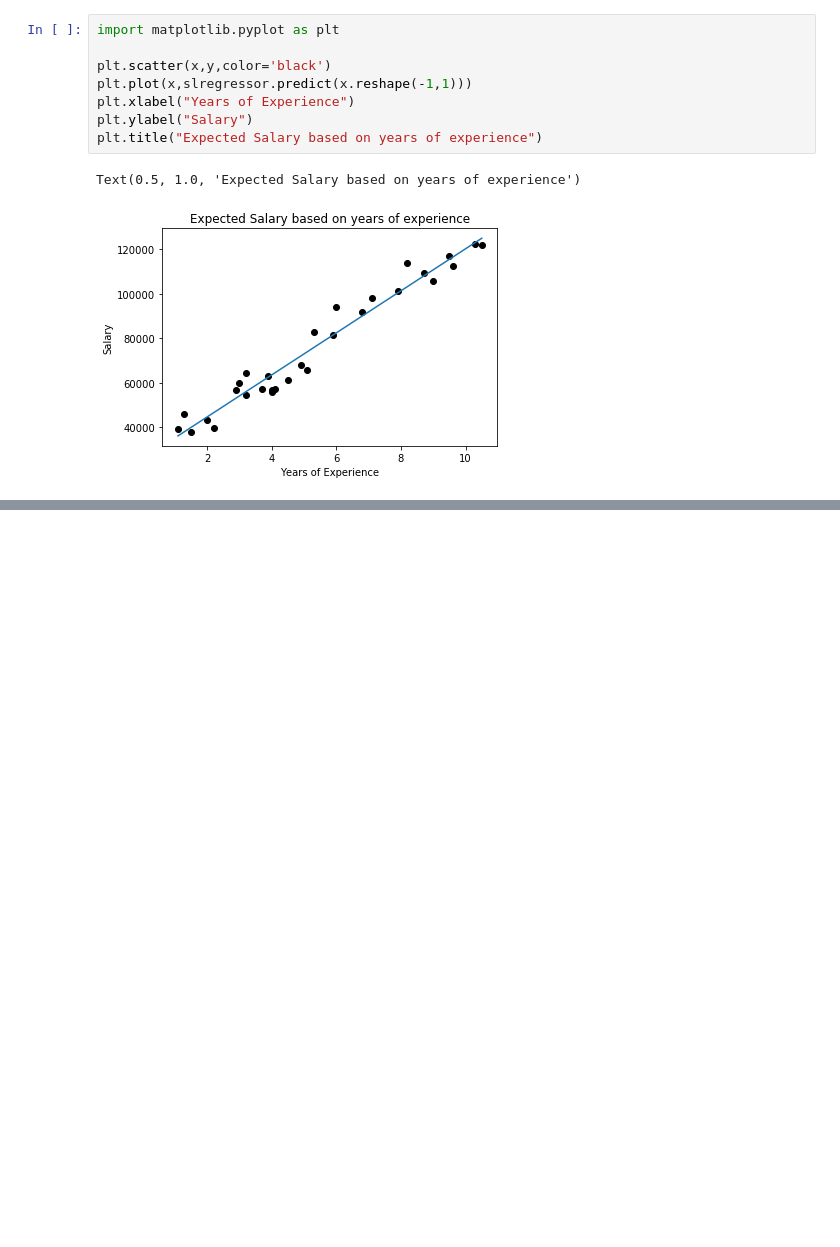
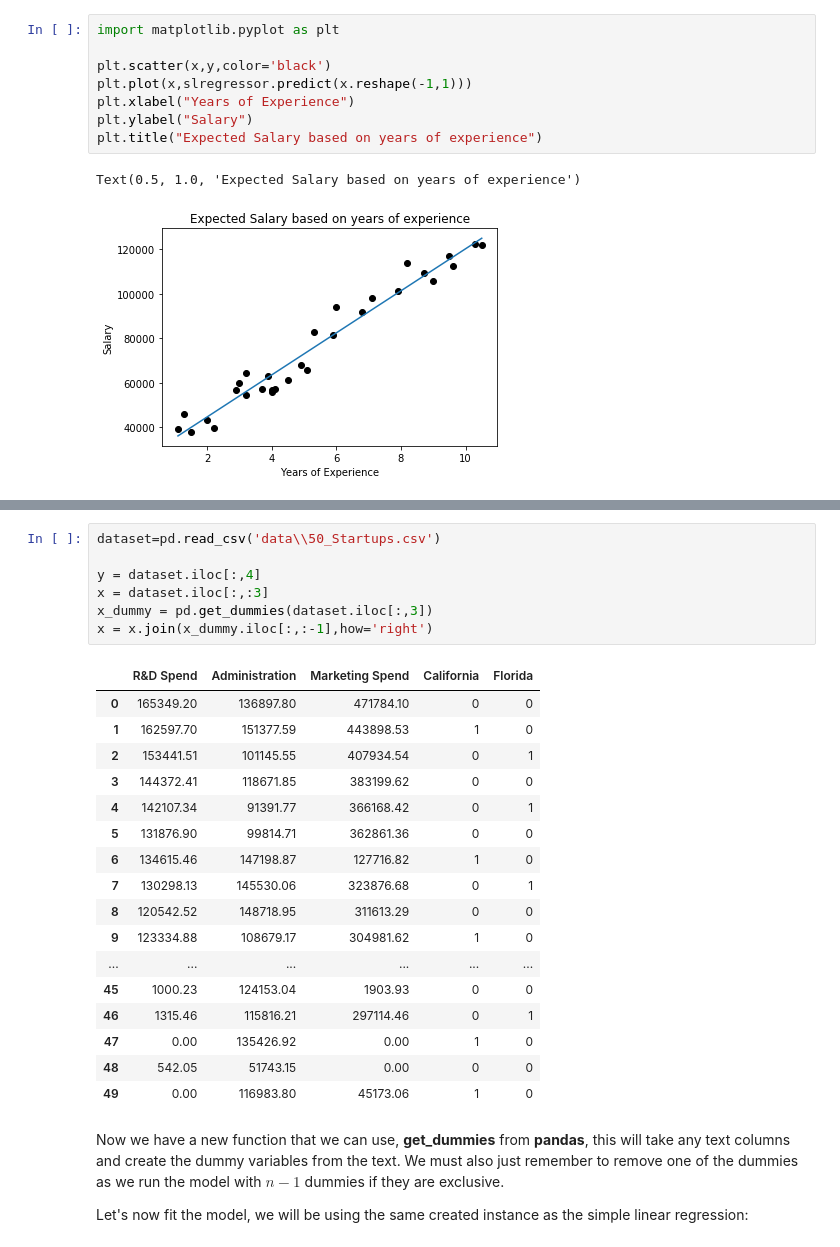
Before and after one commit to Poissonza/Python-Tutorial-Notes, a Jupyter notebook: 2 SKLearn Machine Learning.ipynb, the cells around one changed output, grey strips where cells are left out. Cells and saved outputs as stored; diff of their text form; blank space fills up the shorter version.

Commit message:
First draft of the Multiple Linear Regression section

```diff
--- a/2 SKLearn Machine Learning.ipynb
+++ b/2 SKLearn Machine Learning.ipynb
@@ -99,0 +106,29 @@ This method is very similar to the simple Linear Regression where we are fitting
+# %%
+dataset=pd.read_csv('data\\50_Startups.csv')
+
+y = dataset.iloc[:,4]
+x = dataset.iloc[:,:3]
+x_dummy = pd.get_dummies(dataset.iloc[:,3])
+x = x.join(x_dummy.iloc[:,:-1],how='right')
+# %% [output]
+|  | R&D Spend | Administration | Marketing Spend | California | Florida |
+| 0 | 165349.20 | 136897.80 | 471784.10 | 0 | 0 |
+| 1 | 162597.70 | 151377.59 | 443898.53 | 1 | 0 |
+| 2 | 153441.51 | 101145.55 | 407934.54 | 0 | 1 |
+| 3 | 144372.41 | 118671.85 | 383199.62 | 0 | 0 |
+| 4 | 142107.34 | 91391.77 | 366168.42 | 0 | 1 |
+| 5 | 131876.90 | 99814.71 | 362861.36 | 0 | 0 |
+| 6 | 134615.46 | 147198.87 | 127716.82 | 1 | 0 |
+| 7 | 130298.13 | 145530.06 | 323876.68 | 0 | 1 |
+| 8 | 120542.52 | 148718.95 | 311613.29 | 0 | 0 |
+| 9 | 123334.88 | 108679.17 | 304981.62 | 1 | 0 |
+| ... | ... | ... | ... | ... | ... |
+| 45 | 1000.23 | 124153.04 | 1903.93 | 0 | 0 |
+| 46 | 1315.46 | 115816.21 | 297114.46 | 0 | 1 |
+| 47 | 0.00 | 135426.92 | 0.00 | 1 | 0 |
+| 48 | 542.05 | 51743.15 | 0.00 | 0 | 0 |
+| 49 | 0.00 | 116983.80 | 45173.06 | 1 | 0 |
+# %% [markdown]
+Now we have a new function that we can use, **get_dummies** from **pandas**, this will take any text columns and create the dummy variables from the text. We must also just remember to remove one of the dummies as we run the model with $n-1$ dummies if they are exclusive.
+
+Let's now fit the model, we will be using the same created instance as the simple linear regression:
```
Also changed, not shown: parts of 5 cells of this notebook, 1 other file.
